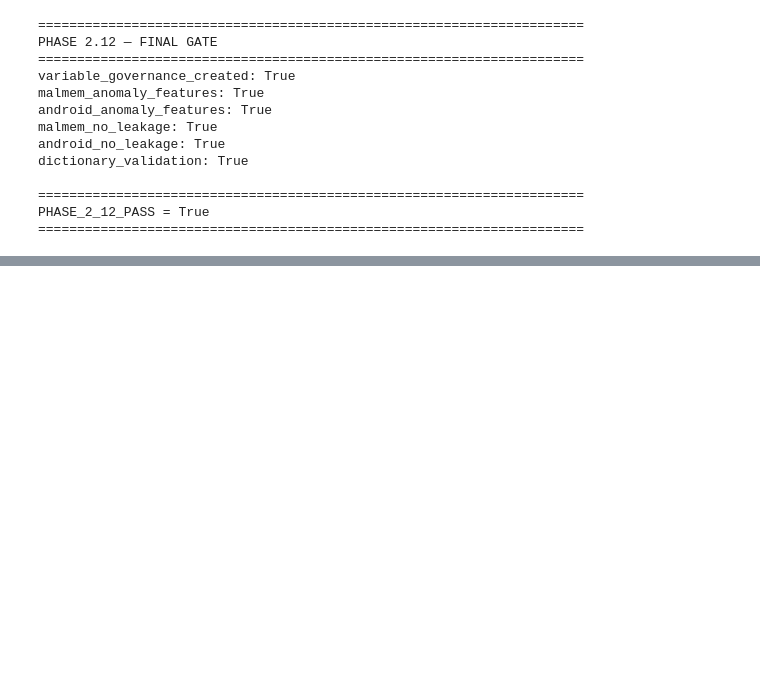
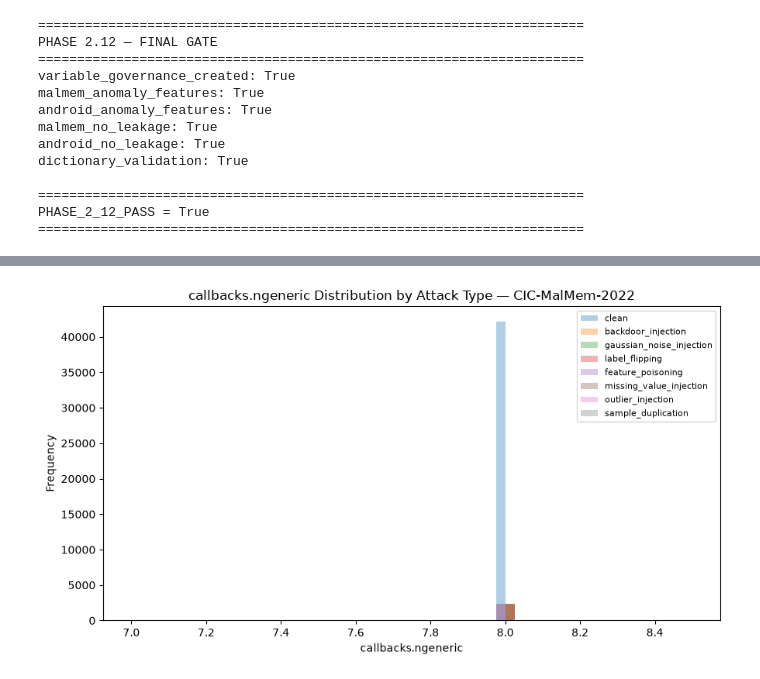
Before and after one commit to alokmuskan/PoisonShield, a Jupyter notebook: notebooks/01_dataset_audit.ipynb, the cells around one changed output, grey strips where cells are left out. Saved outputs shown, nothing was run; the diff lists cells and outputs as text; code cells hidden in the pictures; blank space fills up the shorter version.

```diff
--- a/notebooks/01_dataset_audit.ipynb
+++ b/notebooks/01_dataset_audit.ipynb
@@ -5517,0 +6187,79 @@ PHASE_2_12_PASS = True
+# %%
+print("=" * 70)
+print("PHASE 3.9 — SELECTED FEATURE DISTRIBUTIONS")
+print("=" * 70)
+
+def plot_selected_distributions(
+    df,
+    dataset_title,
+    selected_features,
+    filename_prefix
+):
+
+    for feature in selected_features:
+
+        plt.figure(figsize=(9, 5))
+
+        for attack in df["attack_type"].unique():
+
+            values = df.loc[
+                df["attack_type"] == attack,
+                feature
+            ].dropna()
+
+            if len(values) > 0:
+                plt.hist(
+                    values,
+                    bins=40,
+                    alpha=0.35,
+                    label=attack
+                )
+
+        plt.xlabel(feature)
+        plt.ylabel("Frequency")
+        plt.title(
+            f"{feature} Distribution by Attack Type — "
+            f"{dataset_title}"
+        )
+
+        plt.legend(
+            fontsize=8,
+            loc="best"
+        )
+
+        plt.tight_layout()
+
+        safe_name = (
+            feature
+            .replace("/", "_")
+            .replace("\\", "_")
+            .replace(" ", "_")
+        )
+
+        plt.savefig(
+            f"results/figures/"
+            f"{filename_prefix}_{safe_name}.png",
+            dpi=300,
+            bbox_inches="tight"
+        )
+
+        plt.show()
+        plt.close()
+
+
+plot_selected_distributions(
+    malmem,
+    "CIC-MalMem-2022",
+    malmem_distribution_selection["combined_selected"],
+    "fig_distribution_malmem"
+)
+
+plot_selected_distributions(
+    android,
+    "Android / CICMalDroid2020 Structure",
+    android_distribution_selection["combined_selected"],
+    "fig_distribution_android"
+)
+
+print("\nSelected distribution figures generated.")
+# %% [output]
@@ -5517,0 +6269 @@ PHASE_2_12_PASS = True
+[figure, added]
```
Also changed, not shown: parts of 33 cells of this notebook, 48 other files.
